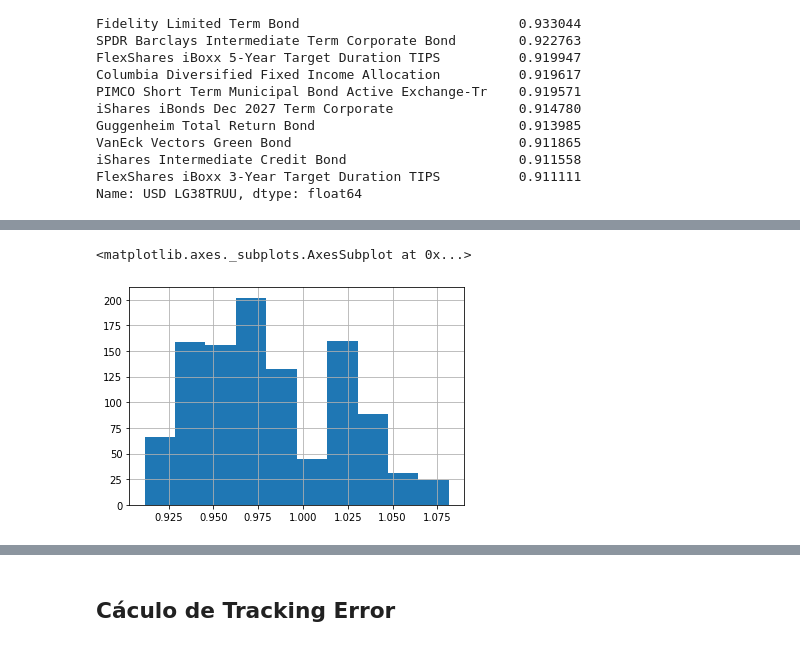
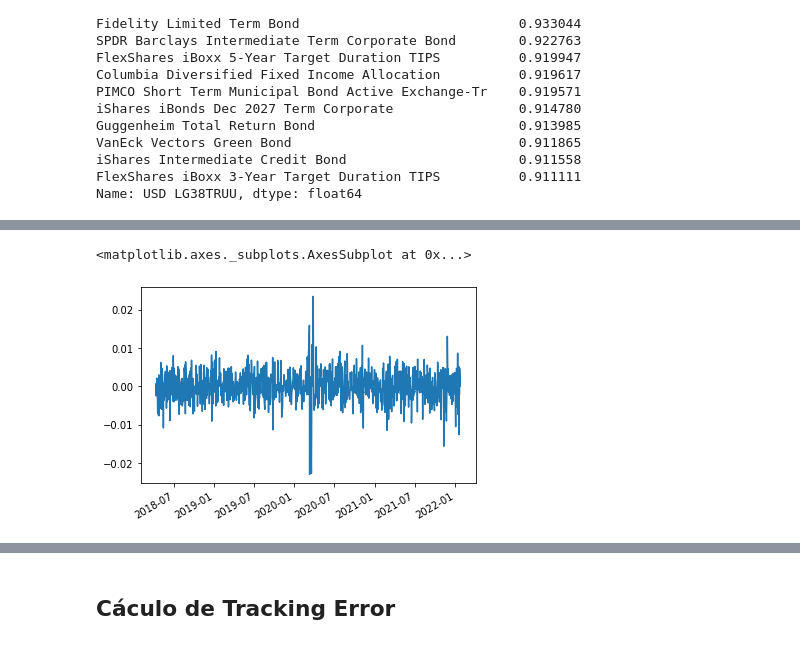
Before and after one commit to Edu-Moreira/Estudos-de-Python, a Jupyter notebook: Comparação_ETFs v1.04.ipynb, the cells around one changed output, grey strips where cells are left out. Drawn from its saved outputs; the diff is of its cells as text; code cells hidden in the pictures.

```diff
--- a/Comparação_ETFs v1.04.ipynb
+++ b/Comparação_ETFs v1.04.ipynb
@@ -274,7 +273,8 @@ fig
 # %% [output]
 [interactive output not drawn]
 # %%
-c['iShares International Treasury Bond'].hist()
+t = return_etfs.pct_change()
+t['iShares International Treasury Bond'].plot()
 # %% [output]
 <matplotlib.axes._subplots.AxesSubplot at 0x...>
-[figure, old version]
+[figure, new version]
```
Also changed, not shown: parts of 6 cells of this notebook.
